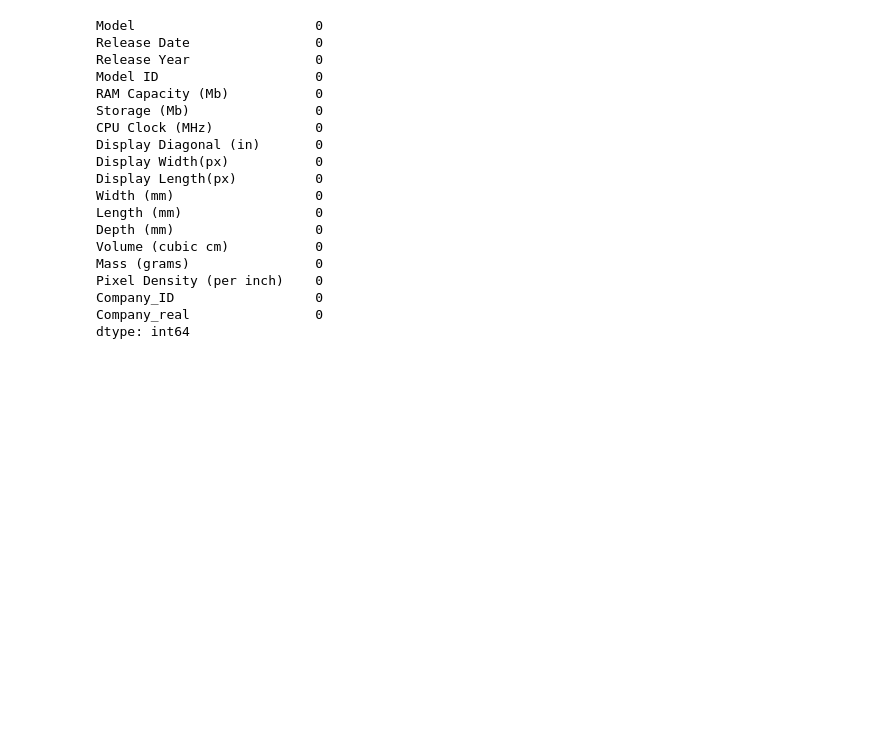
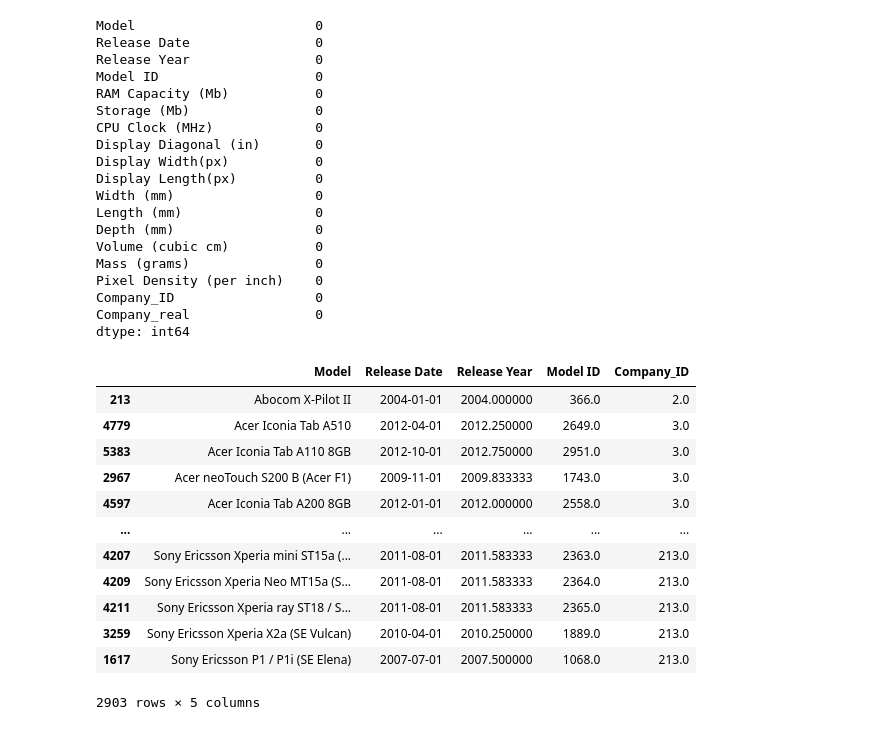
Before and after one commit to Yvnminc/data, a Jupyter notebook: data.ipynb, the cells around one changed output. Saved outputs shown, nothing was run; the diff lists cells and outputs as text; code cells hidden in the pictures; blank space fills up the shorter version.

```diff
--- a/data.ipynb
+++ b/data.ipynb
@@ -248,3 +251,19 @@ Company_real                0
 dtype: int64
 # %%
 product_model_company.to_csv("model.csv", index= False)
+# %%
+model.sort_values(by = ["Company_ID"])
+# %% [output]
+|  | Model | Release Date | Release Year | Model ID | Company_ID |
+| 213 | Abocom X-Pilot II | 2004-01-01 | 2004.000000 | 366.0 | 2.0 |
+| 4779 | Acer Iconia Tab A510 | 2012-04-01 | 2012.250000 | 2649.0 | 3.0 |
+| 5383 | Acer Iconia Tab A110 8GB | 2012-10-01 | 2012.750000 | 2951.0 | 3.0 |
+| 2967 | Acer neoTouch S200 B (Acer F1) | 2009-11-01 | 2009.833333 | 1743.0 | 3.0 |
+| 4597 | Acer Iconia Tab A200 8GB | 2012-01-01 | 2012.000000 | 2558.0 | 3.0 |
+| ... | ... | ... | ... | ... | ... |
+| 4207 | Sony Ericsson Xperia mini ST15a (... | 2011-08-01 | 2011.583333 | 2363.0 | 213.0 |
+| 4209 | Sony Ericsson Xperia Neo MT15a (S... | 2011-08-01 | 2011.583333 | 2364.0 | 213.0 |
+| 4211 | Sony Ericsson Xperia ray ST18 / S... | 2011-08-01 | 2011.583333 | 2365.0 | 213.0 |
+| 3259 | Sony Ericsson Xperia X2a (SE Vulcan) | 2010-04-01 | 2010.250000 | 1889.0 | 213.0 |
+| 1617 | Sony Ericsson P1 / P1i (SE Elena) | 2007-07-01 | 2007.500000 | 1068.0 | 213.0 |
+2903 rows × 5 columns
```
Also changed, not shown: parts of 4 cells of this notebook, 2 other files.
